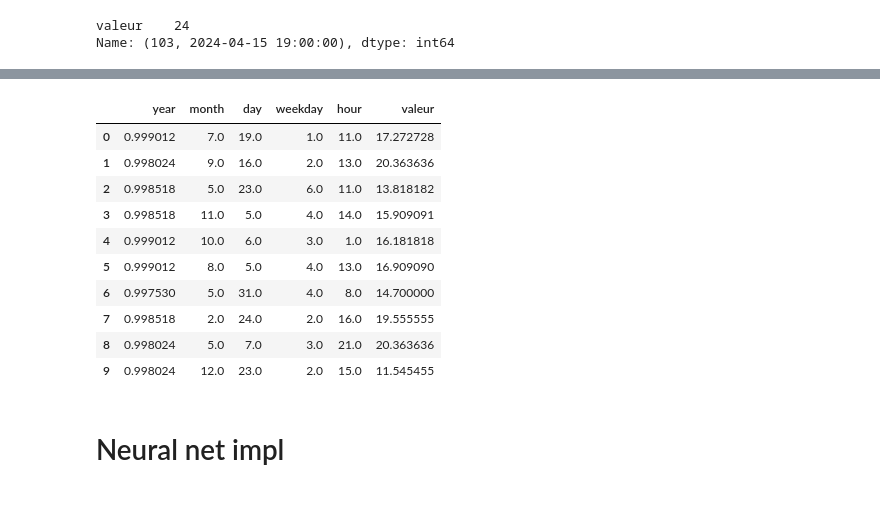
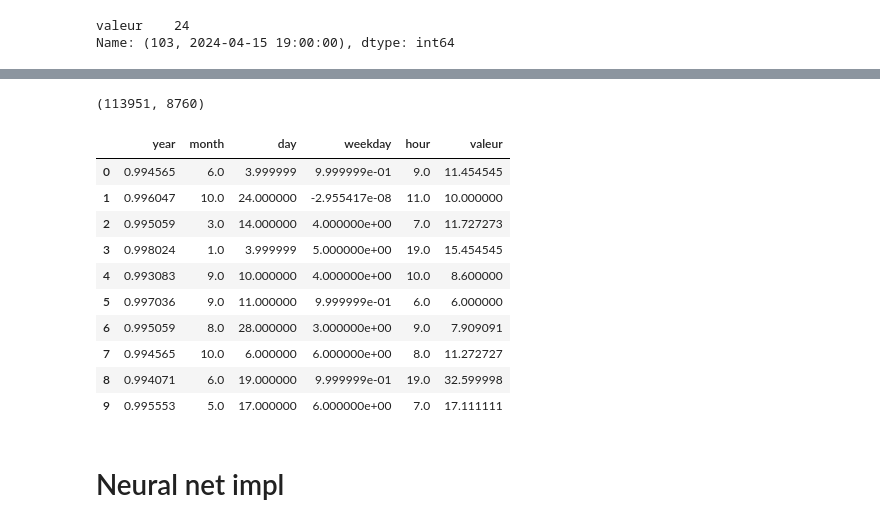
Before and after one commit to Magellol/montreal-aqi-predictions, a Jupyter notebook: index.ipynb, the cells around one changed output, grey strips where cells are left out. Saved outputs shown, nothing was run; the diff lists cells and outputs as text; code cells hidden in the pictures.

```diff
--- a/index.ipynb
+++ b/index.ipynb
@@ -25,6 +25,9 @@ def get_csv(url, local_filename):
 # %%
 df1 = get_csv('https://donnees.montreal.ca/dataset/547b8052-1710-4d69-8760-beaa3aa35ec6/resource/0c325562-e742-4e8e-8c36-971f3c9e58cd/download/rsqa-indice-qualite-air-2022-2024.csv', '2019-2021.csv')
 df2 = get_csv('https://donnees.montreal.ca/dataset/547b8052-1710-4d69-8760-beaa3aa35ec6/resource/e43dc1d6-fbdd-49c3-a79f-83f63404c281/download/rsqa-indice-qualite-air-2019-2021.csv', '2012-2024.csv')
+df3 = get_csv("https://donnees.montreal.ca/dataset/547b8052-1710-4d69-8760-beaa3aa35ec6/resource/93a3a88e-97ab-4ab1-813f-5419a1dd330d/download/rsqa-indice-qualite-air-2016-2018.csv", "2016-2018.csv")
+df4 = get_csv("https://donnees.montreal.ca/dataset/547b8052-1710-4d69-8760-beaa3aa35ec6/resource/02cfaf0c-3b46-4dac-bf66-acd2ff47361a/download/rsqa-indice-qualite-air-2013-2015.csv", "2013-2015.csv")
+df5 = get_csv("https://donnees.montreal.ca/dataset/547b8052-1710-4d69-8760-beaa3aa35ec6/resource/6e59c6e9-749b-4237-9c45-5c627be2b7ad/download/rsqa-indice-qualite-air-2010-2012.csv", "2010-2012.csv")
 # %% [output]
 Reading 2019-2021.csv from local storage...
 Reading 2012-2024.csv from local storage...
@@ -31,5 +37,5 @@ Reading 2012-2024.csv from local storage...
 # %%
-df = pd.concat([df1, df2])
+df = pd.concat([df1, df2, df3, df4, df5])
 # %%
 df['datetime'] = pd.to_datetime(df['date'] + ' ' + df['heure'].astype(str) + ':00:00',
                                 format = '%Y-%m-%d %H:%M:%S',
@@ -115,31 +121,35 @@ test_idx = group2_df.index >= split_date_test
 train_idxs = np.where(train_idx)[0].tolist()
 valid_idxs = np.where(valid_idx)[0].tolist()
 test_idxs = np.where(test_idx)[0].tolist()
+
+len(train_idxs), len(valid_idxs)
+# %% [output]
+(113951, 8760)
 # %%
 final_df = group2_df.reset_index()
 dls = TabularPandas(
   final_df,
   procs=[Normalize],
   cat_names=[],
   cont_names=['year', 'month', 'day', 'weekday', 'hour'],
   y_names=['valeur'],
   splits=(train_idxs, valid_idxs),
   y_block=RegressionBlock()
-).dataloaders()
+).dataloaders(500)
 
 dls.show_batch()
 # %% [output]
 |  | year | month | day | weekday | hour | valeur |
-| 0 | 0.999012 | 7.0 | 19.0 | 1.0 | 11.0 | 17.272728 |
-| 1 | 0.998024 | 9.0 | 16.0 | 2.0 | 13.0 | 20.363636 |
-| 2 | 0.998518 | 5.0 | 23.0 | 6.0 | 11.0 | 13.818182 |
-| 3 | 0.998518 | 11.0 | 5.0 | 4.0 | 14.0 | 15.909091 |
-| 4 | 0.999012 | 10.0 | 6.0 | 3.0 | 1.0 | 16.181818 |
-| 5 | 0.999012 | 8.0 | 5.0 | 4.0 | 13.0 | 16.909090 |
-| 6 | 0.997530 | 5.0 | 31.0 | 4.0 | 8.0 | 14.700000 |
-| 7 | 0.998518 | 2.0 | 24.0 | 2.0 | 16.0 | 19.555555 |
-| 8 | 0.998024 | 5.0 | 7.0 | 3.0 | 21.0 | 20.363636 |
-| 9 | 0.998024 | 12.0 | 23.0 | 2.0 | 15.0 | 11.545455 |
+| 0 | 0.994565 | 6.0 | 3.999999 | 9.999999e-01 | 9.0 | 11.454545 |
+| 1 | 0.996047 | 10.0 | 24.000000 | -2.955417e-08 | 11.0 | 10.000000 |
+| 2 | 0.995059 | 3.0 | 14.000000 | 4.000000e+00 | 7.0 | 11.727273 |
+| 3 | 0.998024 | 1.0 | 3.999999 | 5.000000e+00 | 19.0 | 15.454545 |
+| 4 | 0.993083 | 9.0 | 10.000000 | 4.000000e+00 | 10.0 | 8.600000 |
+| 5 | 0.997036 | 9.0 | 11.000000 | 9.999999e-01 | 6.0 | 6.000000 |
+| 6 | 0.995059 | 8.0 | 28.000000 | 3.000000e+00 | 9.0 | 7.909091 |
+| 7 | 0.994565 | 10.0 | 6.000000 | 6.000000e+00 | 8.0 | 11.272727 |
+| 8 | 0.994071 | 6.0 | 19.000000 | 9.999999e-01 | 19.0 | 32.599998 |
+| 9 | 0.995553 | 5.0 | 17.000000 | 6.000000e+00 | 7.0 | 17.111111 |
 # %% [markdown]
 # Neural net impl
 # %%
```
Also changed, not shown: parts of 7 cells of this notebook.
